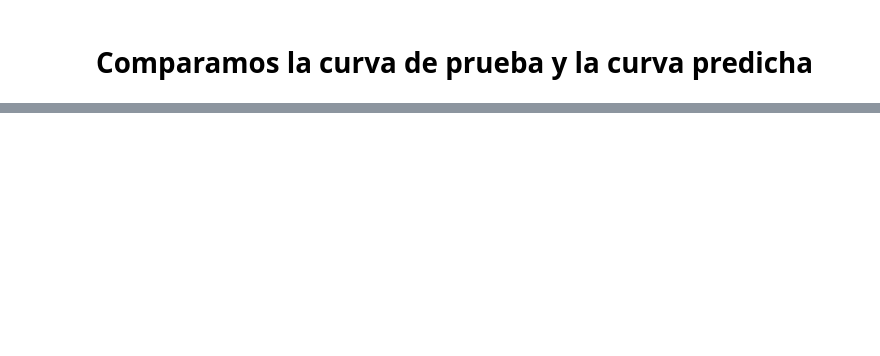
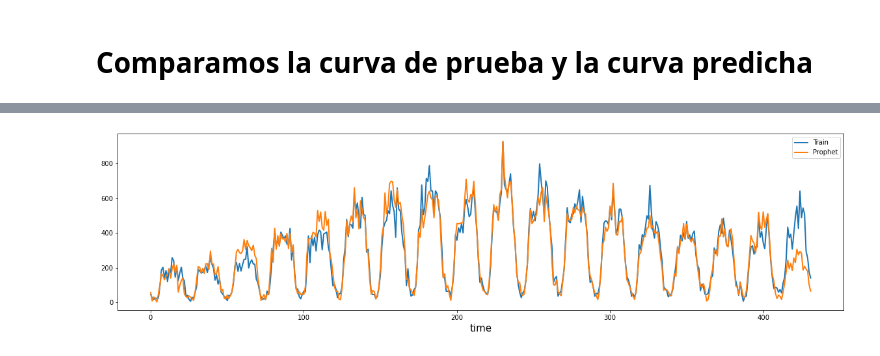
Before and after one commit to Jhonvalencia77/5to_avance, a Jupyter notebook: 0Modelo_Prophet_Lunes.ipynb, the cells around one changed output, grey strips where cells are left out. Drawn from its saved outputs; the diff is of its cells as text; code cells hidden in the pictures; blank space fills up the shorter version.

```diff
--- a/0Modelo_Prophet_Lunes.ipynb
+++ b/0Modelo_Prophet_Lunes.ipynb
@@ -607,0 +724,4 @@ print('Test RMSE: %.3f' % error_PROPHET)
+# %%
+#Train = Train.iloc[:108]
+Train1 = Lunes
+Train1.tail()
@@ -607,0 +736,4 @@ print('Test RMSE: %.3f' % error_PROPHET)
+# %%
+train = Train1['y'].values
+error_PROPHET = mean_squared_error(train, predictions) **0.5
+print('Test RMSE: %.3f' % error_PROPHET)
@@ -608,9 +742,5 @@ print('Test RMSE: %.3f' % error_PROPHET)
 # %% [markdown]
 # Comparamos la curva de prueba y la curva predicha
-# %%
-X = Lunes['y'].values
-size = int(len(X) * 0.9)
-train, test = X[0:size], X[size:len(X)]
-
-RollBack=pd.concat([pd.DataFrame({'TEST':test}),pd.DataFrame({'Prophet':predictions})],axis=1)
-RollBack.head()
+# %%
+RollBack=pd.concat([pd.DataFrame({'Train':train}),pd.DataFrame({'Prophet':predictions})],axis=1)
+RollBack.head()
@@ -617,5 +754,7 @@ RollBack.head()
 # %%
-RollBack[['TEST', 'Prophet']].plot(figsize=(20,5), linewidth=2, fontsize=10)
+RollBack[['Train', 'Prophet']].plot(figsize=(20,5), linewidth=2, fontsize=10)
 plt.xlabel('time', fontsize=15);
+# %% [output]
+[figure, added]
 # %%
 fig
```
Also changed, not shown: parts of 24 cells of this notebook.
